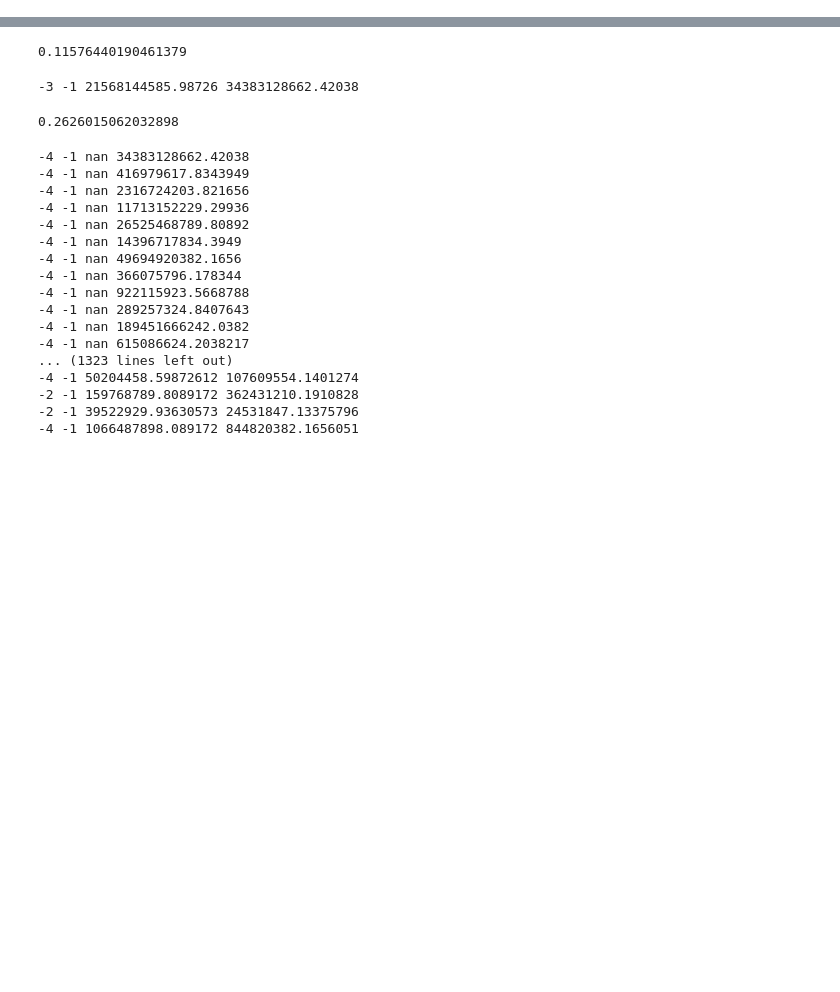
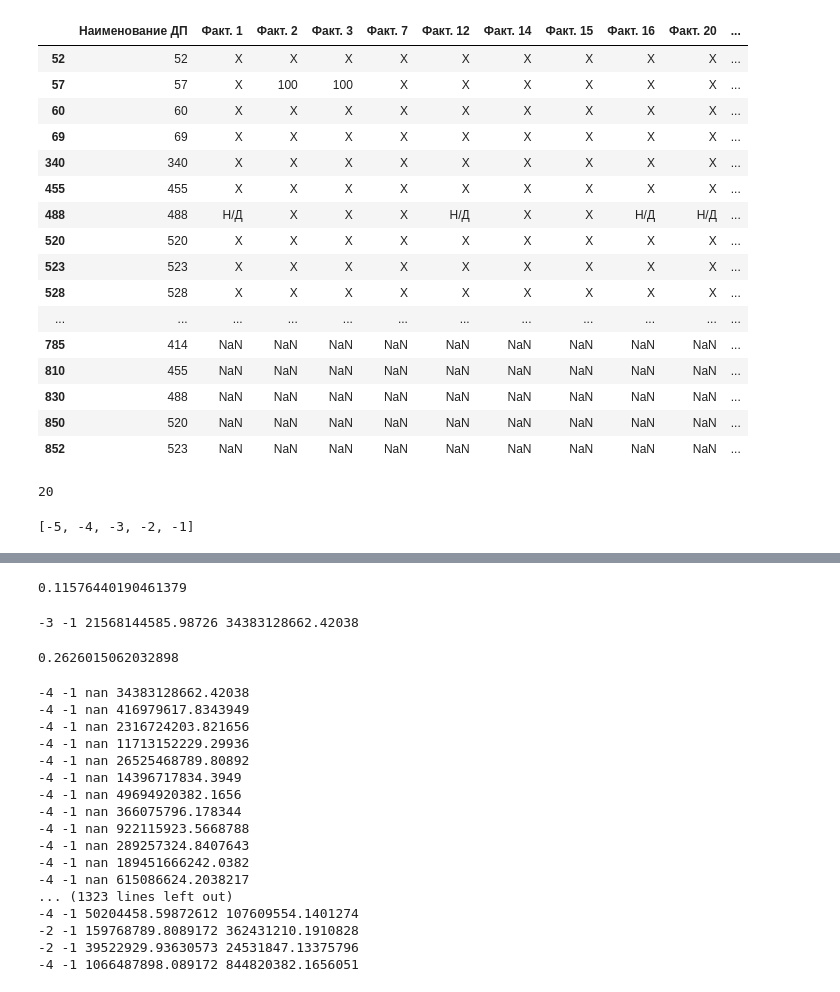
Before and after one commit to YurchenkoPO/McKinsey_Severstal_Hack_2022, a Jupyter notebook: notebooks/leha_features.ipynb, the cells around one changed output, grey strips where cells are left out. Cells and saved outputs as stored; diff of their text form; code cells hidden in the pictures; blank space fills up the shorter version.

```diff
--- a/notebooks/leha_features.ipynb
+++ b/notebooks/leha_features.ipynb
@@ -18,0 +31,2 @@ df_2
+# %%
+df_1 = create_df_1year_known()
@@ -18,0 +49,28 @@ df_2
+# %%
+df_1[df_1['-1, Выручка, RUB'] < 10]
+# %% [output]
+|  | Наименование ДП | Факт. 1 | Факт. 2 | Факт. 3 | Факт. 7 | Факт. 12 | Факт. 14 | Факт. 15 | Факт. 16 | Факт. 20 | ... |
+| 52 | 52 | Х | Х | Х | Х | Х | Х | Х | Х | Х | ... |
+| 57 | 57 | Х | 100 | 100 | Х | Х | Х | Х | Х | Х | ... |
+| 60 | 60 | Х | Х | Х | Х | Х | Х | Х | Х | Х | ... |
+| 69 | 69 | Х | Х | Х | Х | Х | Х | Х | Х | Х | ... |
+| 340 | 340 | Х | Х | Х | Х | Х | Х | Х | Х | Х | ... |
+| 455 | 455 | Х | Х | Х | Х | Х | Х | Х | Х | Х | ... |
+| 488 | 488 | Н/Д | Х | Х | Х | Н/Д | Х | Х | Н/Д | Н/Д | ... |
+| 520 | 520 | Х | Х | Х | Х | Х | Х | Х | Х | Х | ... |
+| 523 | 523 | Х | Х | Х | Х | Х | Х | Х | Х | Х | ... |
+| 528 | 528 | Х | Х | Х | Х | Х | Х | Х | Х | Х | ... |
+| ... | ... | ... | ... | ... | ... | ... | ... | ... | ... | ... | ... |
+| 785 | 414 | NaN | NaN | NaN | NaN | NaN | NaN | NaN | NaN | NaN | ... |
+| 810 | 455 | NaN | NaN | NaN | NaN | NaN | NaN | NaN | NaN | NaN | ... |
+| 830 | 488 | NaN | NaN | NaN | NaN | NaN | NaN | NaN | NaN | NaN | ... |
+| 850 | 520 | NaN | NaN | NaN | NaN | NaN | NaN | NaN | NaN | NaN | ... |
+| 852 | 523 | NaN | NaN | NaN | NaN | NaN | NaN | NaN | NaN | NaN | ... |
+# %%
+(df_1['-1, Выручка, RUB'] < 10).sum()
+# %% [output]
+20
+# %%
+list(range(-5,0))
+# %% [output]
+[-5, -4, -3, -2, -1]
```
Also changed, not shown: parts of 32 cells of this notebook, 1 other file.
